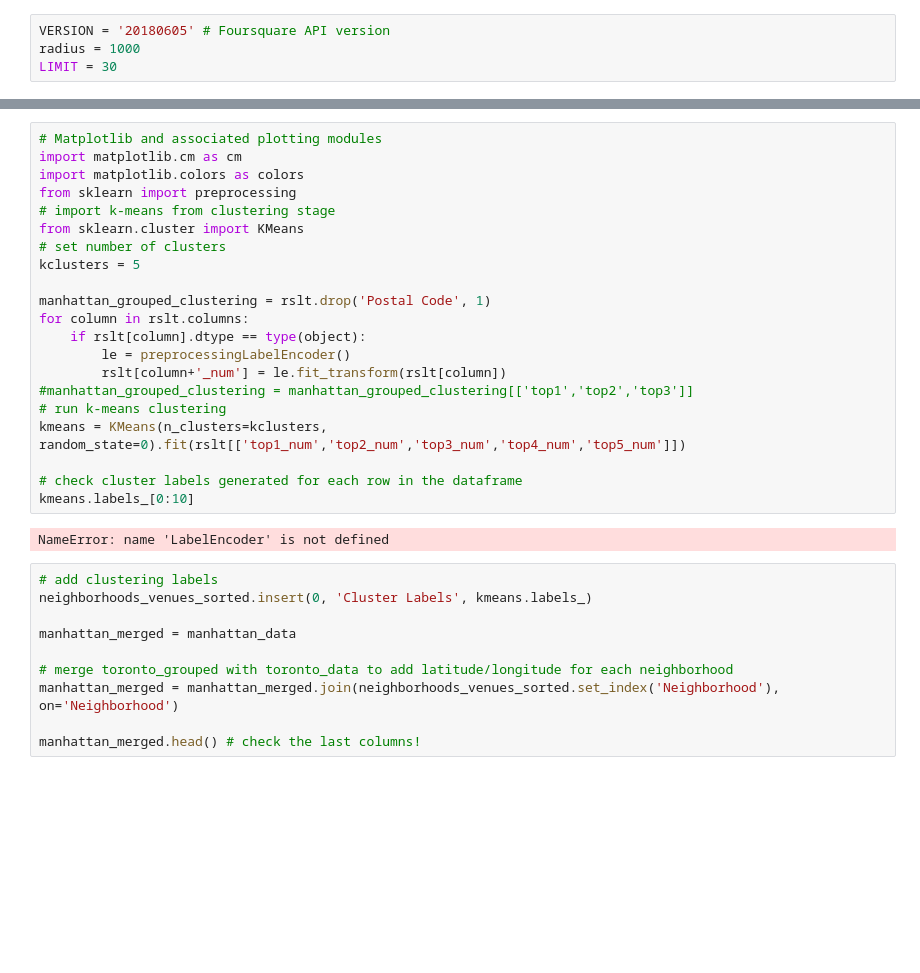
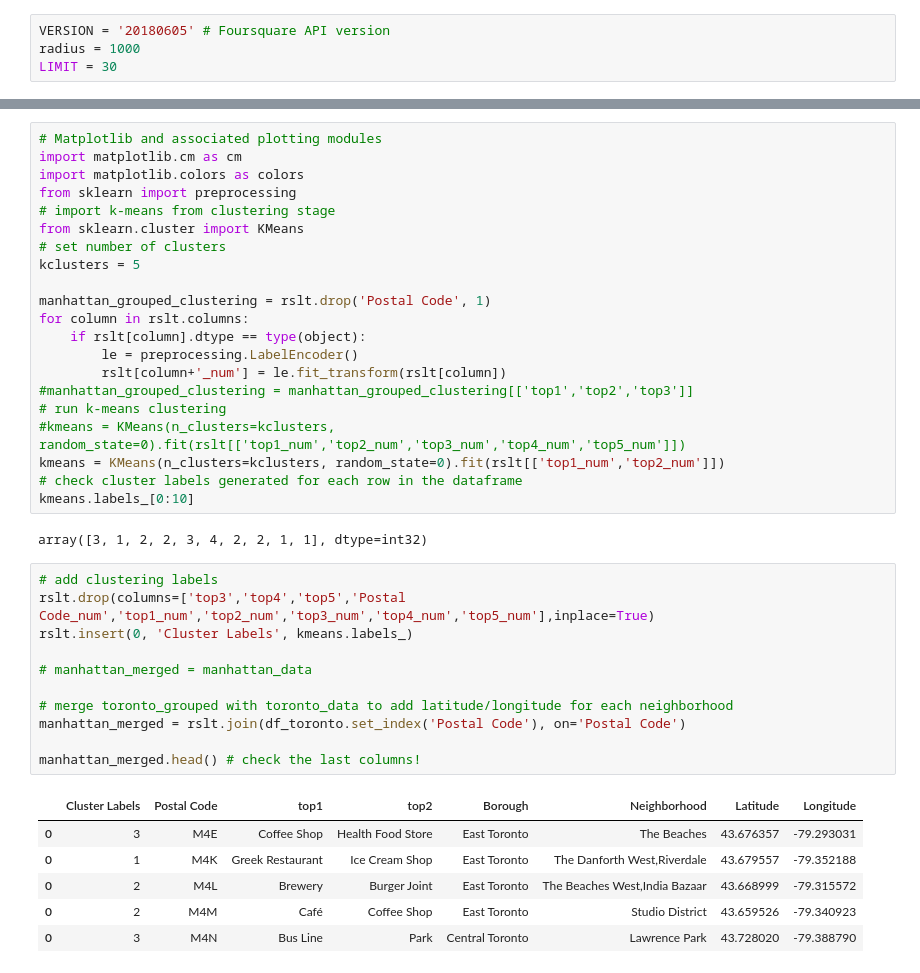
Before and after one commit to K2Prasanna/Coursera_Capstone, a Jupyter notebook: Segmenting and Clustering Neighborhoods.ipynb, the cells around one changed output, grey strips where cells are left out. Drawn from its saved outputs; the diff is of its cells as text; blank space fills up the shorter version.

```diff
--- a/Segmenting and Clustering Neighborhoods.ipynb
+++ b/Segmenting and Clustering Neighborhoods.ipynb
@@ -260,25 +278,33 @@ kclusters = 5
 manhattan_grouped_clustering = rslt.drop('Postal Code', 1)
 for column in rslt.columns:
     if rslt[column].dtype == type(object):
-        le = preprocessingLabelEncoder()
+        le = preprocessing.LabelEncoder()
         rslt[column+'_num'] = le.fit_transform(rslt[column])
 #manhattan_grouped_clustering = manhattan_grouped_clustering[['top1','top2','top3']]
 # run k-means clustering
-kmeans = KMeans(n_clusters=kclusters, random_state=0).fit(rslt[['top1_num','top2_num','top3_num','top4_num','top5_num']])
-
+#kmeans = KMeans(n_clusters=kclusters, random_state=0).fit(rslt[['top1_num','top2_num','top3_num','top4_num','top5_num']])
+kmeans = KMeans(n_clusters=kclusters, random_state=0).fit(rslt[['top1_num','top2_num']])
 # check cluster labels generated for each row in the dataframe
 kmeans.labels_[0:10]
 # %% [output]
-NameError: name 'LabelEncoder' is not defined
+array([3, 1, 2, 2, 3, 4, 2, 2, 1, 1], dtype=int32)
 # %%
 # add clustering labels
-neighborhoods_venues_sorted.insert(0, 'Cluster Labels', kmeans.labels_)
+rslt.drop(columns=['top3','top4','top5','Postal Code_num','top1_num','top2_num','top3_num','top4_num','top5_num'],inplace=True)
+rslt.insert(0, 'Cluster Labels', kmeans.labels_)
 
-manhattan_merged = manhattan_data
+# manhattan_merged = manhattan_data
 
 # merge toronto_grouped with toronto_data to add latitude/longitude for each neighborhood
-manhattan_merged = manhattan_merged.join(neighborhoods_venues_sorted.set_index('Neighborhood'), on='Neighborhood')
+manhattan_merged = rslt.join(df_toronto.set_index('Postal Code'), on='Postal Code')
 
 manhattan_merged.head() # check the last columns!
+# %% [output]
+|  | Cluster Labels | Postal Code | top1 | top2 | Borough | Neighborhood | Latitude | Longitude |
+| 0 | 3 | M4E | Coffee Shop | Health Food Store | East Toronto | The Beaches | 43.676357 | -79.293031 |
+| 0 | 1 | M4K | Greek Restaurant | Ice Cream Shop | East Toronto | The Danforth West,Riverdale | 43.679557 | -79.352188 |
+| 0 | 2 | M4L | Brewery | Burger Joint | East Toronto | The Beaches West,India Bazaar | 43.668999 | -79.315572 |
+| 0 | 2 | M4M | Café | Coffee Shop | East Toronto | Studio District | 43.659526 | -79.340923 |
+| 0 | 3 | M4N | Bus Line | Park | Central Toronto | Lawrence Park | 43.728020 | -79.388790 |
 # %%
 # create map
```
Also changed, not shown: parts of 15 cells of this notebook.
